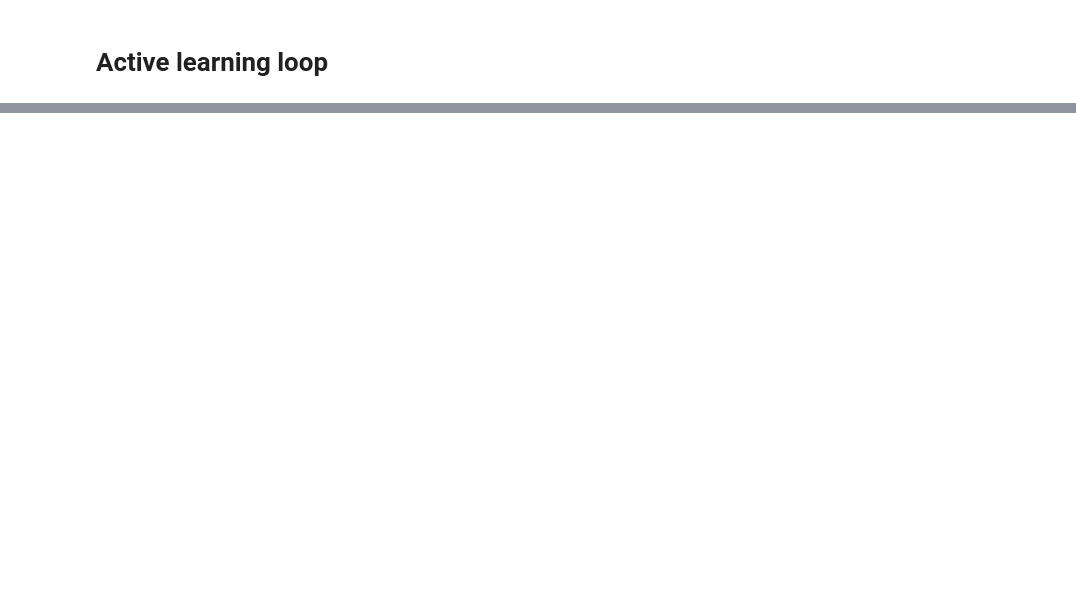
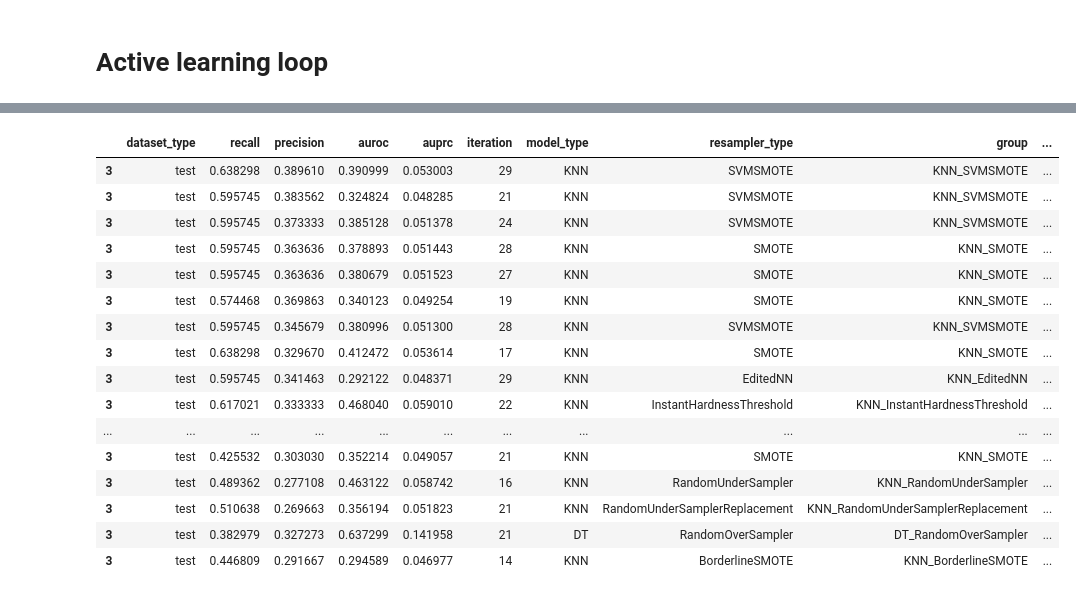
Before and after one commit to tsabata/active_anomaly_detection, a Jupyter notebook: active_ad.ipynb, the cells around one changed output, grey strips where cells are left out. Drawn from its saved outputs; the diff is of its cells as text; code cells hidden in the pictures; blank space fills up the shorter version.

```diff
--- a/active_ad.ipynb
+++ b/active_ad.ipynb
@@ -526,0 +616,22 @@ dtype: int64
+# %%
+pd.options.display.max_rows = 100
+# %%
+results_imbalanced[results_imbalanced.dataset_type=='test'].sort_values(by='f1',ascending=False).head(100)
+# %% [output]
+|  | dataset_type | recall | precision | auroc | auprc | iteration | model_type | resampler_type | group | ... |
+| 3 | test | 0.638298 | 0.389610 | 0.390999 | 0.053003 | 29 | KNN | SVMSMOTE | KNN_SVMSMOTE | ... |
+| 3 | test | 0.595745 | 0.383562 | 0.324824 | 0.048285 | 21 | KNN | SVMSMOTE | KNN_SVMSMOTE | ... |
+| 3 | test | 0.595745 | 0.373333 | 0.385128 | 0.051378 | 24 | KNN | SVMSMOTE | KNN_SVMSMOTE | ... |
+| 3 | test | 0.595745 | 0.363636 | 0.378893 | 0.051443 | 28 | KNN | SMOTE | KNN_SMOTE | ... |
+| 3 | test | 0.595745 | 0.363636 | 0.380679 | 0.051523 | 27 | KNN | SMOTE | KNN_SMOTE | ... |
+| 3 | test | 0.574468 | 0.369863 | 0.340123 | 0.049254 | 19 | KNN | SMOTE | KNN_SMOTE | ... |
+| 3 | test | 0.595745 | 0.345679 | 0.380996 | 0.051300 | 28 | KNN | SVMSMOTE | KNN_SVMSMOTE | ... |
+| 3 | test | 0.638298 | 0.329670 | 0.412472 | 0.053614 | 17 | KNN | SMOTE | KNN_SMOTE | ... |
+| 3 | test | 0.595745 | 0.341463 | 0.292122 | 0.048371 | 29 | KNN | EditedNN | KNN_EditedNN | ... |
+| 3 | test | 0.617021 | 0.333333 | 0.468040 | 0.059010 | 22 | KNN | InstantHardnessThreshold | KNN_InstantHardnessThreshold | ... |
+| ... | ... | ... | ... | ... | ... | ... | ... | ... | ... | ... |
+| 3 | test | 0.425532 | 0.303030 | 0.352214 | 0.049057 | 21 | KNN | SMOTE | KNN_SMOTE | ... |
+| 3 | test | 0.489362 | 0.277108 | 0.463122 | 0.058742 | 16 | KNN | RandomUnderSampler | KNN_RandomUnderSampler | ... |
+| 3 | test | 0.510638 | 0.269663 | 0.356194 | 0.051823 | 21 | KNN | RandomUnderSamplerReplacement | KNN_RandomUnderSamplerReplacement | ... |
+| 3 | test | 0.382979 | 0.327273 | 0.637299 | 0.141958 | 21 | DT | RandomOverSampler | DT_RandomOverSampler | ... |
+| 3 | test | 0.446809 | 0.291667 | 0.294589 | 0.046977 | 14 | KNN | BorderlineSMOTE | KNN_BorderlineSMOTE | ... |
```
Also changed, not shown: parts of 56 cells of this notebook, 2 other files.
